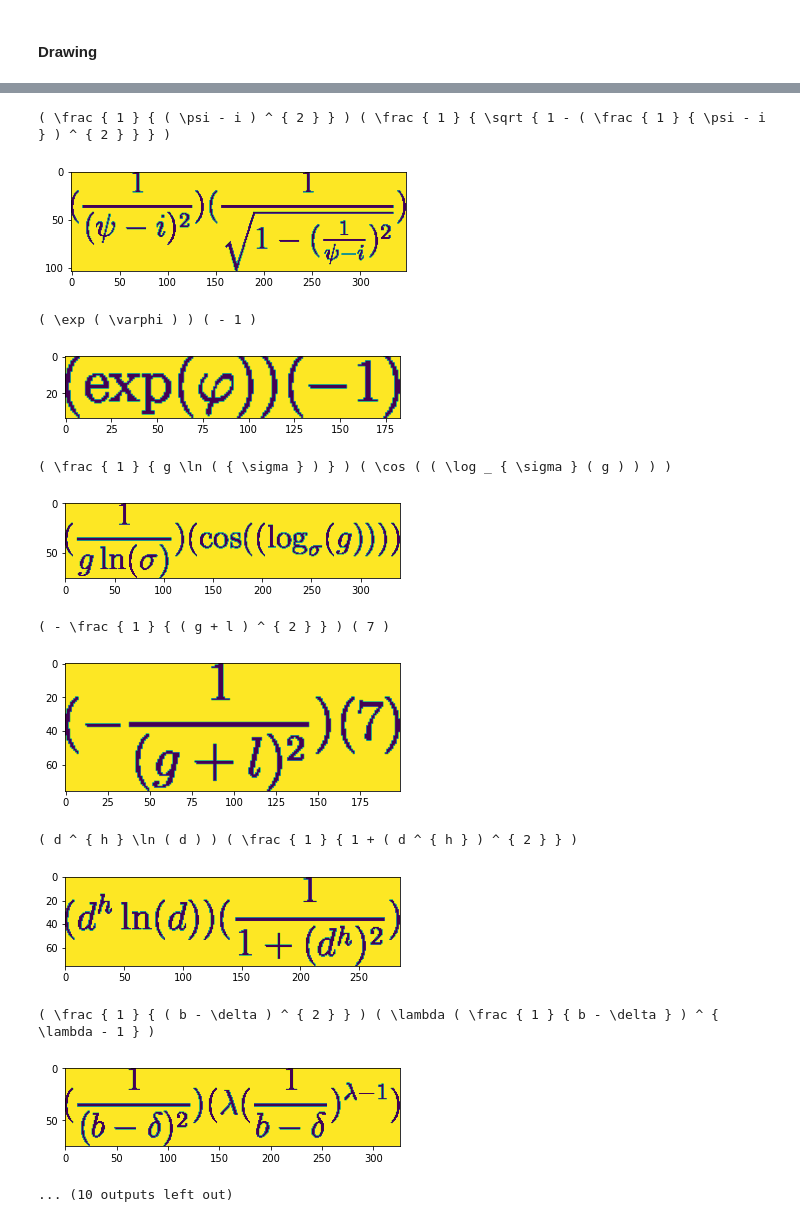
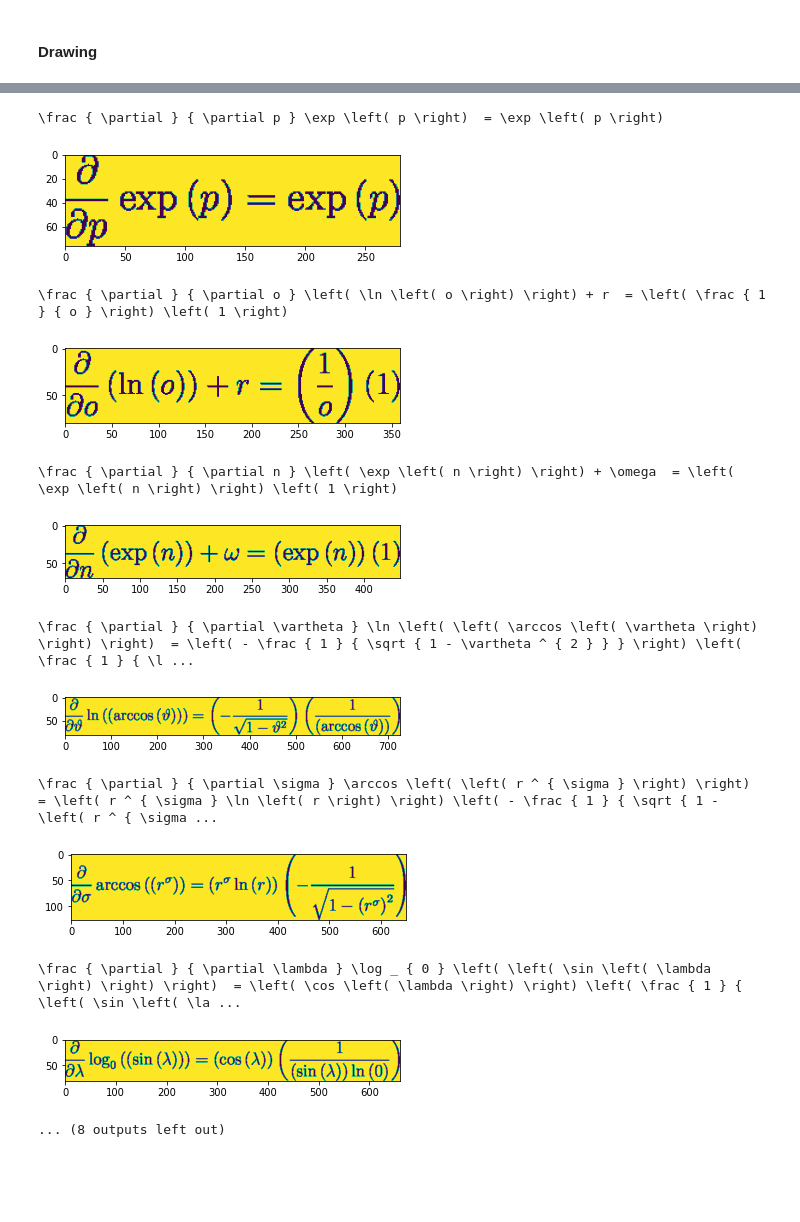
Before and after one commit to vasiliyeskin/differentiating_deep_neural_network, a Jupyter notebook: Differentiating_DNN.ipynb, the cells around one changed output, grey strips where cells are left out. Cells and saved outputs as stored; diff of their text form; code cells hidden in the pictures; blank space fills up the shorter version.

```diff
--- a/Differentiating_DNN.ipynb
+++ b/Differentiating_DNN.ipynb
@@ -568,13 +590,13 @@ translate('a b c c c c c')
 # # install torchtext with BLUE module
 # !pip3 install torchtext==0.8.0
 # %%
-def tensor_to_sequence(input):
+def tensor_to_sequence(input, lang):
   result = ''
   for id in range(1, input.shape[0]):
     in_id = input[id].numpy()
-    result += trg_lang.index_word[in_id]
+    result += lang.index_word[in_id]
 
-    if trg_lang.index_word[in_id] == '<eos>':
+    if lang.index_word[in_id] == '<eos>':
       return result
 
     result += ' '
@@ -762,40 +784,48 @@ cp: overwrite '/etc/ImageMagick-6/policy.xml'? y
 # %%
 # import utils.utils as util
 import numpy as np
 %matplotlib inline
 import matplotlib.pyplot as plt
 import matplotlib.image as mpimg
 
+dataset_val = dataset_val.shuffle(100)
 I = 0
-for _, (src, trg) in enumerate(dataset_val):
-    trg_seq = tensor_to_sequence(trg)
+for _, (src, trg) in enumerate(dataset_val.take(10)):
+    trg_seq = tensor_to_sequence(trg, trg_lang)
+    src_seq = tensor_to_sequence(src, src_lang)
+    variable = src_seq.split(' ')[0]
+    src_seq  = ' '.join(src_seq.split(' ')[1:-1])
     trg_seq = trg_seq[:-5]
+    trg_seq = "\\frac {{ \partial }} {{ \partial {0} }} {1}  = {2}".format(variable, src_seq, trg_seq)
+    trg_seq = trg_seq.replace('(', '\left(')
+    trg_seq = trg_seq.replace(')', '\\right)')
+
     rander_output = 'test_rendering/formula{0}.png'
 
     line = 'test_rendering/test_rendering.png', trg_seq, rander_output.format(I), True
     # util.latex2png(line)
     latex2png(line)
     print(trg_seq)
 
     fig = plt.figure()
     # plt.imshow(img)
     imgplot = plt.imshow( mpimg.imread(rander_output.format(I)))
     plt.show()
 
     I += 1
     if I > 10:
         break
 # %% [output]
-( \frac { 1 } { ( \psi - i ) ^ { 2 } } ) ( \frac { 1 } { \sqrt { 1 - ( \frac { 1 } { \psi - i } ) ^ { 2 } } } )
+\frac { \partial } { \partial p } \exp \left( p \right)  = \exp \left( p \right)
-[figure, old version]
+[figure, new version]
-( \exp ( \varphi ) ) ( - 1 )
+\frac { \partial } { \partial o } \left( \ln \left( o \right) \right) + r  = \left( \frac { 1 } { o } \right) \left( 1 \right)
-[figure, old version]
+[figure, new version]
-( \frac { 1 } { g \ln ( { \sigma } ) } ) ( \cos ( ( \log _ { \sigma } ( g ) ) ) )
+\frac { \partial } { \partial n } \left( \exp \left( n \right) \right) + \omega  = \left( \exp \left( n \right) \right) \left( 1 \right)
-[figure, old version]
+[figure, new version]
-( - \frac { 1 } { ( g + l ) ^ { 2 } } ) ( 7 )
+\frac { \partial } { \partial \vartheta } \ln \left( \left( \arccos \left( \vartheta \right) \right) \right)  = \left( - \frac { 1 } { \sqrt { 1 - \vartheta ^ { 2 } } } \right) \left( \frac { 1 } { \l ...
-[figure, old version]
+[figure, new version]
-( d ^ { h } \ln ( d ) ) ( \frac { 1 } { 1 + ( d ^ { h } ) ^ { 2 } } )
+\frac { \partial } { \partial \sigma } \arccos \left( \left( r ^ { \sigma } \right) \right)  = \left( r ^ { \sigma } \ln \left( r \right) \right) \left( - \frac { 1 } { \sqrt { 1 - \left( r ^ { \sigma ...
-[figure, old version]
+[figure, new version]
-( \frac { 1 } { ( b - \delta ) ^ { 2 } } ) ( \lambda ( \frac { 1 } { b - \delta } ) ^ { \lambda - 1 } )
+\frac { \partial } { \partial \lambda } \log _ { 0 } \left( \left( \sin \left( \lambda \right) \right) \right)  = \left( \cos \left( \lambda \right) \right) \left( \frac { 1 } { \left( \sin \left( \la ...
-[figure, old version]
+[figure, new version]
-... (10 outputs left out)
+... (8 outputs left out)
```
Also changed, not shown: parts of 10 cells of this notebook.
